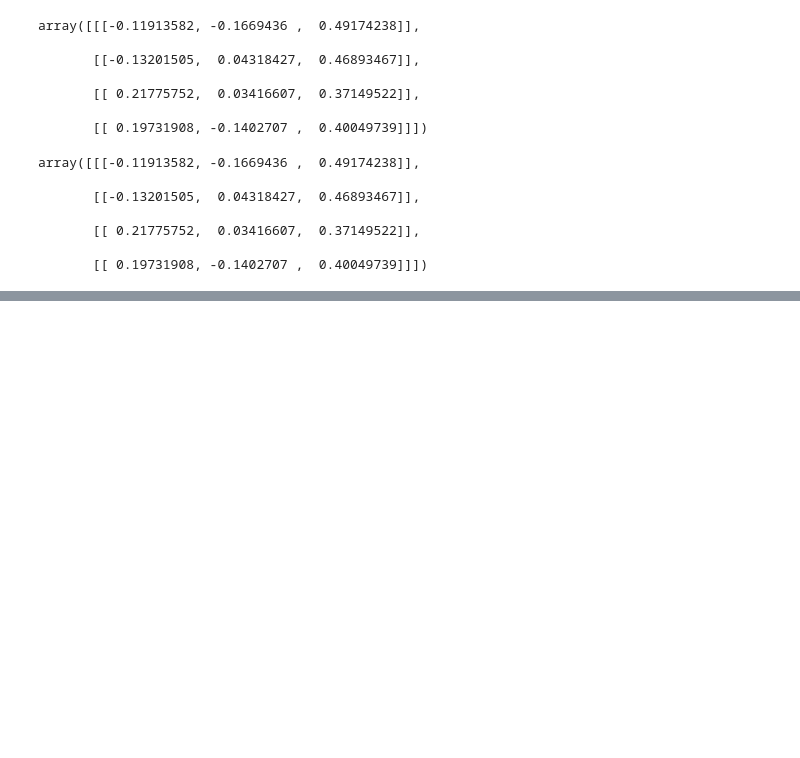
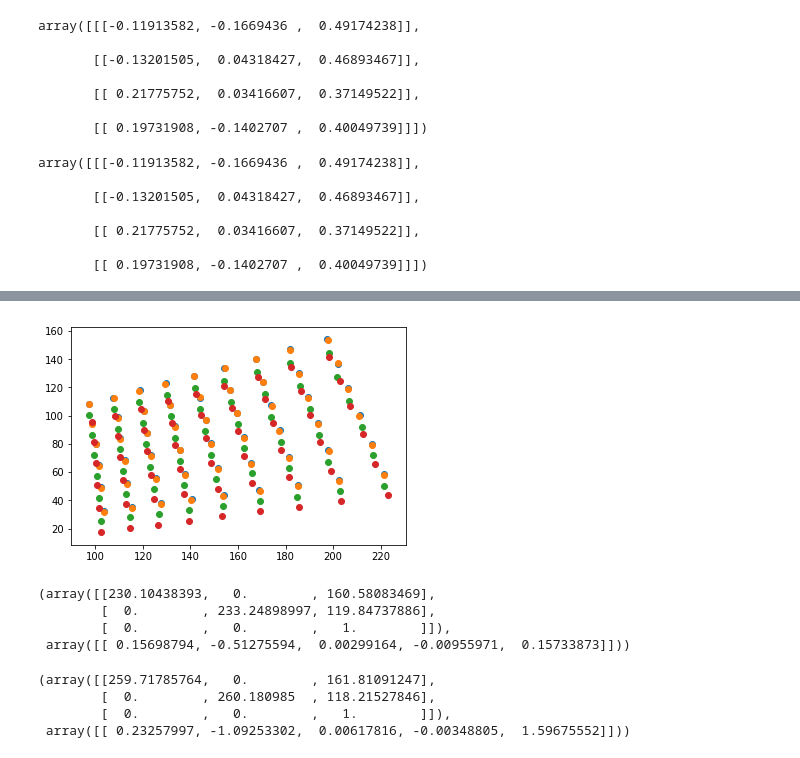
Before and after one commit to Future-Hangglider/CameraCalibrationTech, a Jupyter notebook: chessboardundistorting.ipynb, the cells around one changed output, grey strips where cells are left out. Saved outputs shown, nothing was run; the diff lists cells and outputs as text; code cells hidden in the pictures; blank space fills up the shorter version.

```diff
--- a/chessboardundistorting.ipynb
+++ b/chessboardundistorting.ipynb
@@ -245,0 +575,26 @@ array([[[-0.11913582, -0.1669436 ,  0.49174238]],
+# %%
+from matplotlib import pyplot as plt
+%matplotlib inline
+for pp in imagePoints:
+    plt.scatter([p[0] for p in pp[0]], [p[1] for p in pp[0]])
+# %% [output]
+[figure, added]
+# %%
+pcameraMatrix = numpy.array([ 230.10438392694715, 0.0, 160.58083469354779, 0.0, 233.24898996593728, 119.84737885504336, 0.0, 0.0, 1.0], numpy.float64).reshape((3, 3))
+pdistCoeffs = numpy.array([ 0.1569879395921912, -0.5127559388635985, 0.0029916429933247207, -0.009559709726102062, 0.15733873394229445], numpy.float64).reshape((1, 5))
+(pcameraMatrix, pdistCoeffs)
+# %% [output]
+(array([[230.10438393,   0.        , 160.58083469],
+        [  0.        , 233.24898997, 119.84737886],
+        [  0.        ,   0.        ,   1.        ]]),
+ array([[ 0.15698794, -0.51275594,  0.00299164, -0.00955971,  0.15733873]]))
+# %%
+
+
+retval, cameraMatrix, distCoeffs, rvecs, tvecs = cv2.calibrateCamera(objectPoints, imagePoints, imageSize, None, None)
+cameraMatrix, distCoeffs
+# %% [output]
+(array([[259.71785764,   0.        , 161.81091247],
+        [  0.        , 260.180985  , 118.21527846],
+        [  0.        ,   0.        ,   1.        ]]),
+ array([[ 0.23257997, -1.09253302,  0.00617816, -0.00348805,  1.59675552]]))
```
Also changed, not shown: parts of 31 cells of this notebook, 2 other files.
